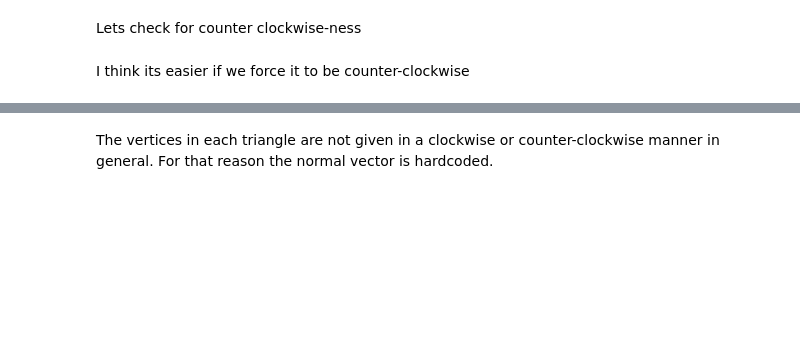
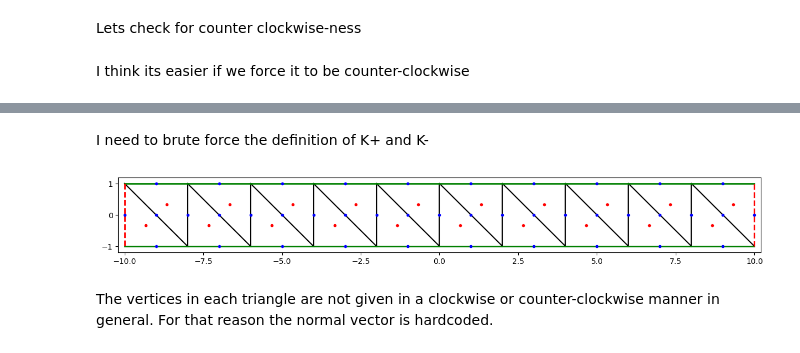
Before and after one commit to MPenaR/UWVFTrefftz, a Jupyter notebook: src/test_trefft.ipynb, the cells around one changed output, grey strips where cells are left out. Saved outputs shown, nothing was run; the diff lists cells and outputs as text; code cells hidden in the pictures; blank space fills up the shorter version.

```diff
--- a/src/test_trefft.ipynb
+++ b/src/test_trefft.ipynb
@@ -147,0 +147,2 @@ True
+# %% [markdown]
+I need to brute force the definition of K+ and K-
@@ -148,3 +155,12 @@ True
+# %%
+def CheckPoints(Omega, Baricenters, MidPoints):
+    plot_mesh(Omega)
+    plt.plot( Baricenters[:,0], Baricenters[:,1],'.r')
+    plt.plot( MidPoints[:,0], MidPoints[:,1],'.b')
+
+CheckPoints(Omega, Baricenters, MidPoints)
+# %% [output]
+[figure, added]
 # %% [markdown]
 The vertices in each triangle are not given in a clockwise or counter-clockwise manner in general. For that reason the normal vector is hardcoded.
 # %%
```
Also changed, not shown: parts of 28 cells of this notebook.
